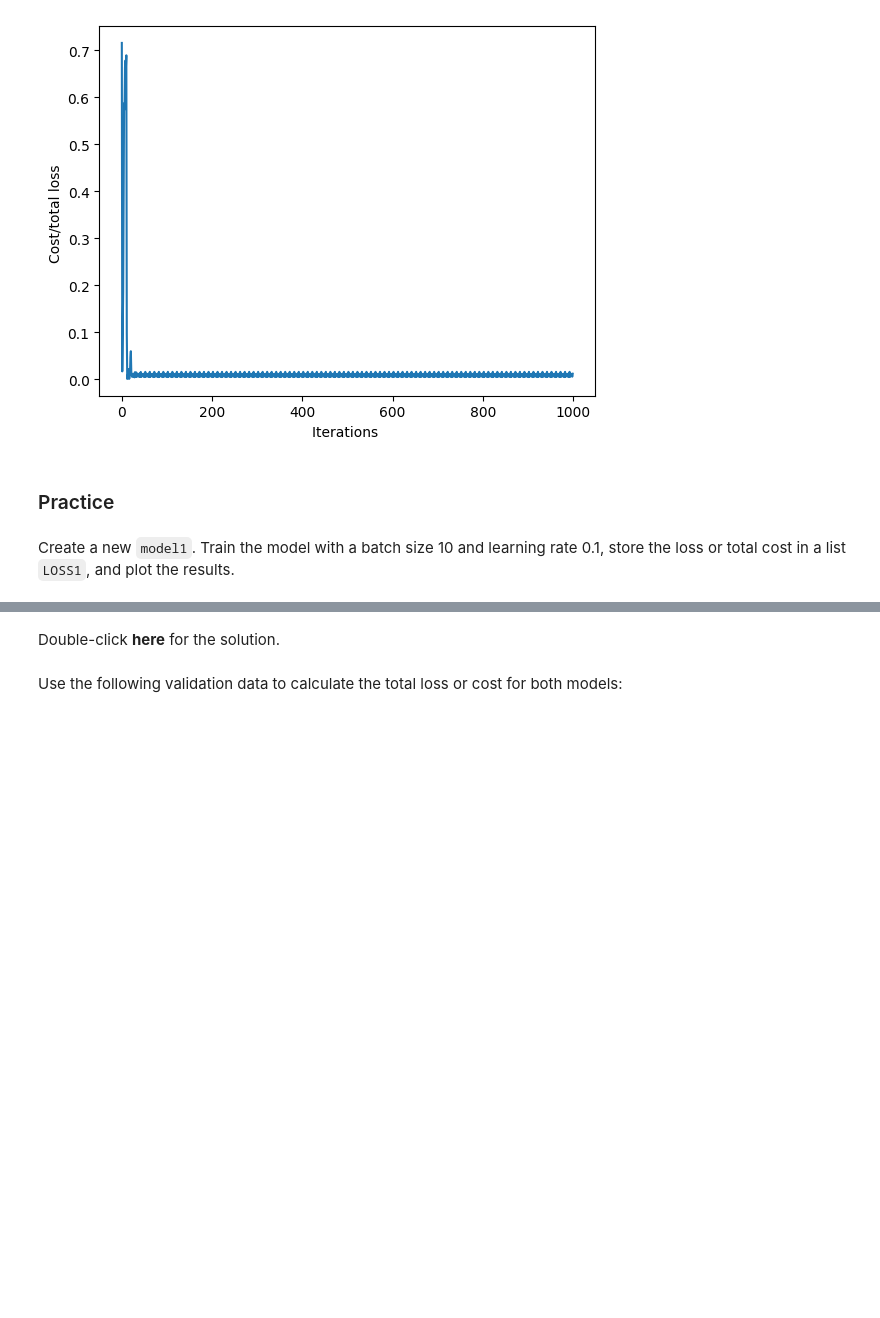
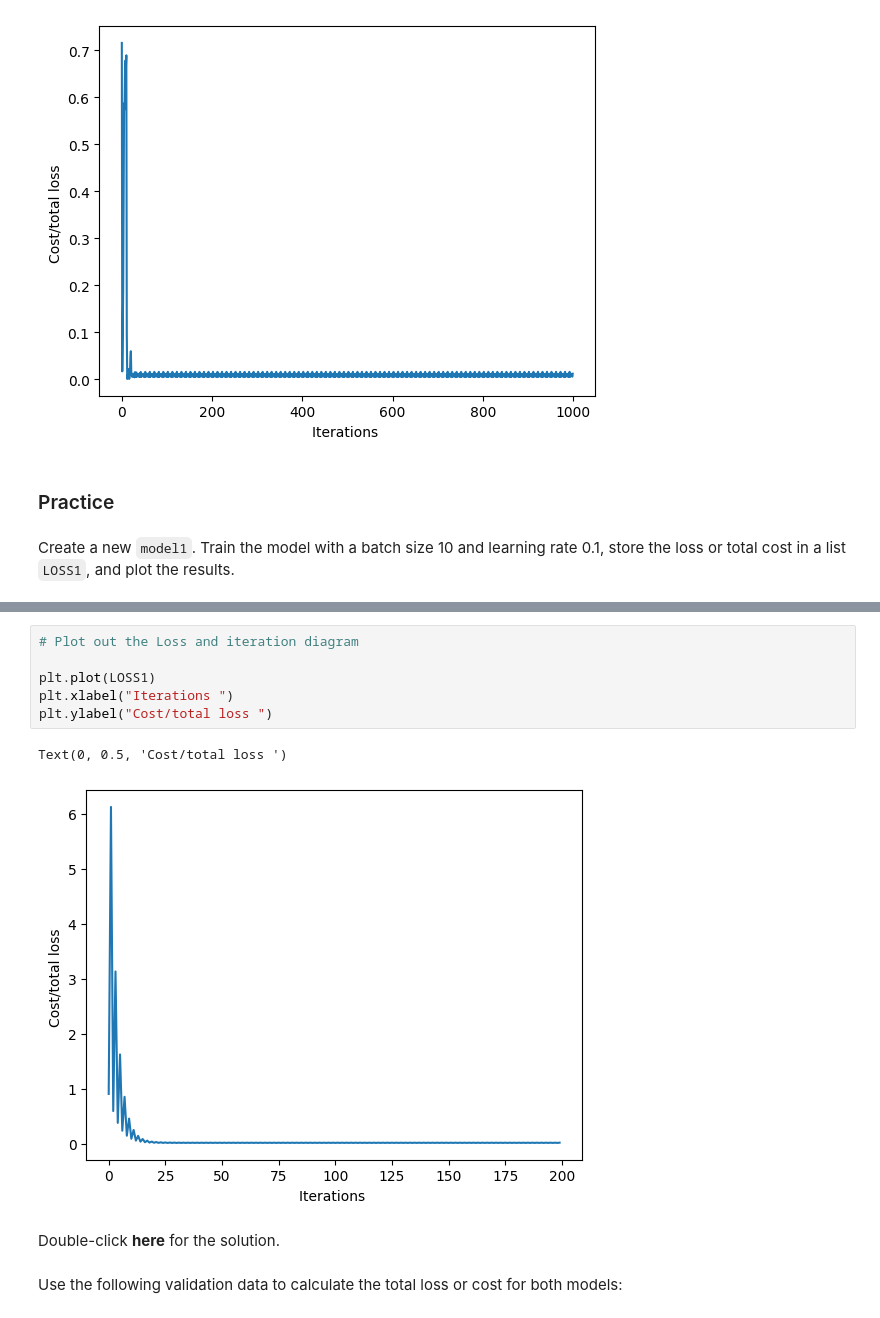
Before and after one commit to aelkhodary/Neural_Networks_and_PyTorch, a Jupyter notebook: m04/02_4.2.multiple_linear_regression_training_v2.ipynb, the cells around one changed output, grey strips where cells are left out. Drawn from its saved outputs; the diff is of its cells as text; blank space fills up the shorter version.

```diff
--- a/m04/02_4.2.multiple_linear_regression_training_v2.ipynb
+++ b/m04/02_4.2.multiple_linear_regression_training_v2.ipynb
@@ -215,3 +237,12 @@ data_set = Data2D()
+# %%
+# Plot out the Loss and iteration diagram
+
+plt.plot(LOSS1)
+plt.xlabel("Iterations ")
+plt.ylabel("Cost/total loss ")
+# %% [output]
+Text(0, 0.5, 'Cost/total loss ')
+[figure, added]
 # %% [markdown]
 Double-click <b>here</b> for the solution.
 
```
Also changed, not shown: parts of 2 cells of this notebook.
